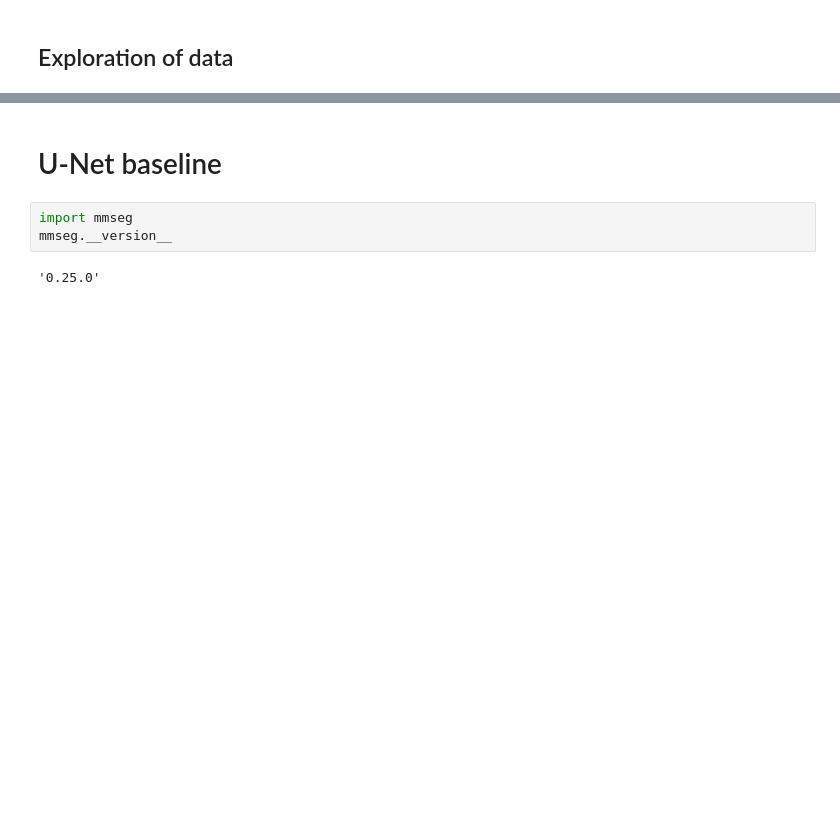
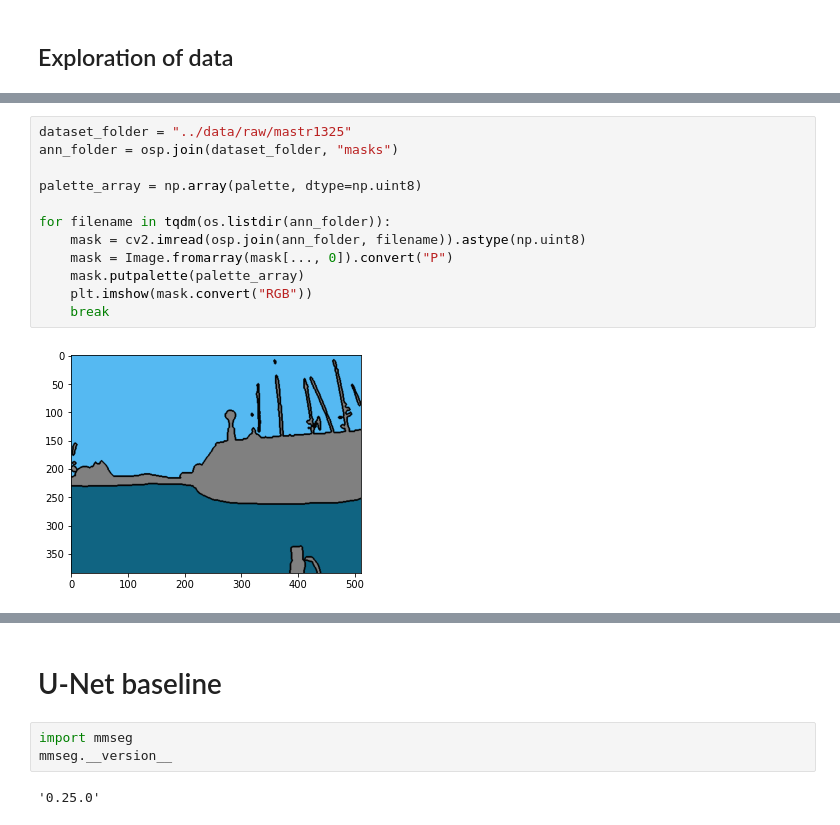
Before and after one commit to SebasGarcia08/marmemseg, a Jupyter notebook: notebooks/data_exploration.ipynb, the cells around one changed output, grey strips where cells are left out. Drawn from its saved outputs; the diff is of its cells as text; blank space fills up the shorter version.

```diff
--- a/notebooks/data_exploration.ipynb
+++ b/notebooks/data_exploration.ipynb
@@ -44,0 +57,14 @@ plt.show()
+# %%
+dataset_folder = "../data/raw/mastr1325"
+ann_folder = osp.join(dataset_folder, "masks")
+
+palette_array = np.array(palette, dtype=np.uint8)
+
+for filename in tqdm(os.listdir(ann_folder)):
+    mask = cv2.imread(osp.join(ann_folder, filename)).astype(np.uint8)
+    mask = Image.fromarray(mask[..., 0]).convert("P")
+    mask.putpalette(palette_array)
+    plt.imshow(mask.convert("RGB"))
+    break
+# %% [output]
+[figure, added]
```
Also changed, not shown: parts of 4 cells of this notebook, 22 other files.
